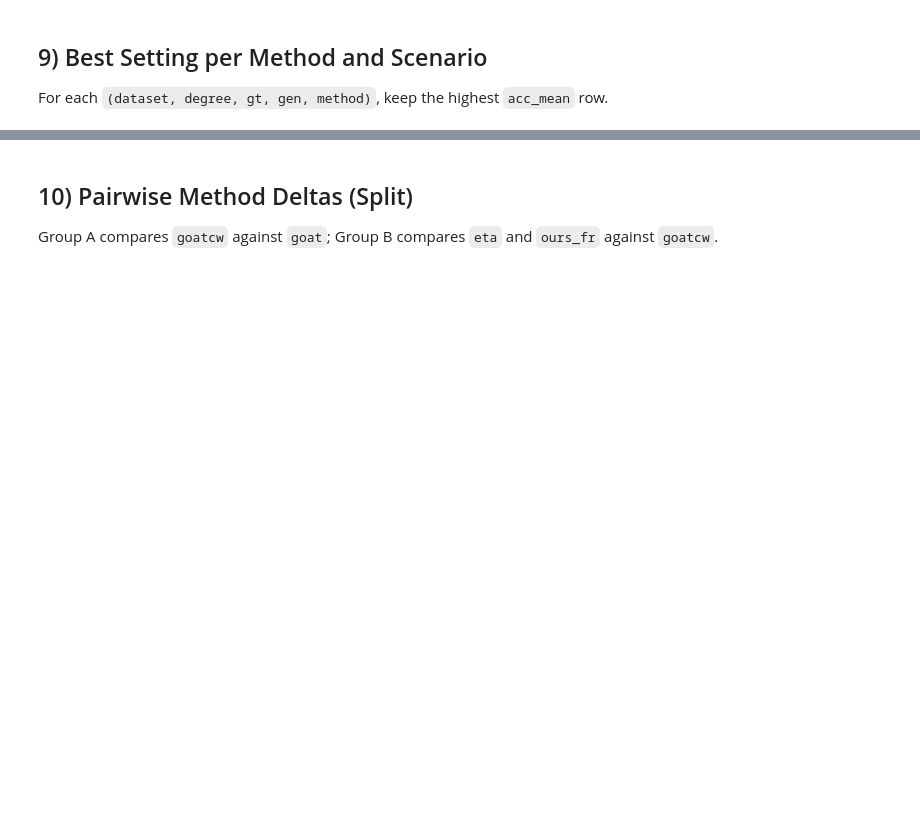
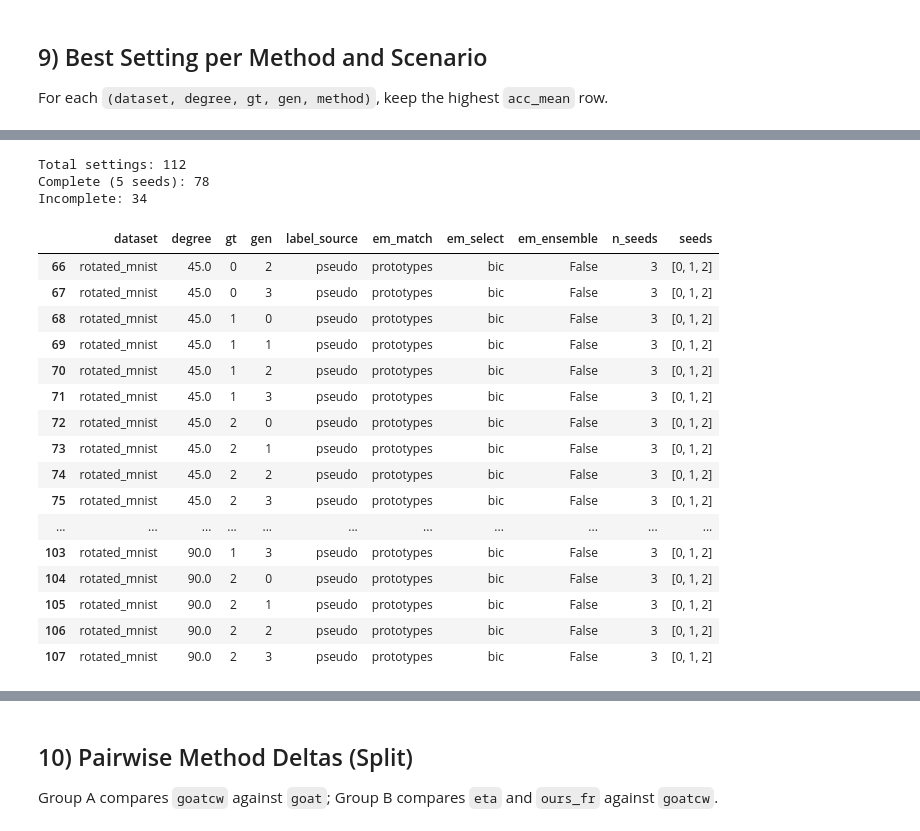
Before and after one commit to chenyuen0103/GOAT, a Jupyter notebook: analyze_results_summary.ipynb, the cells around one changed output, grey strips where cells are left out. Cells and saved outputs as stored; diff of their text form; code cells hidden in the pictures; blank space fills up the shorter version.

```diff
--- a/analyze_results_summary.ipynb
+++ b/analyze_results_summary.ipynb
@@ -288,0 +219,14 @@ for group_title, methods in method_groups:
+# %%
+# configs that do NOT have all 5 seeds
+incomplete = seed_cov[seed_cov["n_seeds"] < 5].copy()
+
+print(f"Incomplete configs: {len(incomplete)} / {len(seed_cov)}")
+display(incomplete[["dataset", "degree", "gt", "gen", "n_seeds", "seeds"]])
+
+# optional: compact text print
+for r in incomplete.itertuples(index=False):
+    deg_txt = "NA" if pd.isna(r.degree) else int(float(r.degree))
+    # print(
+    #     f"dataset={r.dataset}, degree={deg_txt}, gt={int(r.gt)}, gen={int(r.gen)}, "
+    #     f"n_seeds={int(r.n_seeds)}, seeds={r.seeds}"
+    # )
@@ -707,0 +1041,51 @@ for group_title, methods in method_groups:
+# %%
+import pandas as pd
+
+df = pd.read_csv("results_all_with_settings.csv")
+
+# apply your usual filter (optional but recommended)
+df = df[
+    (~df["em_ensemble"]) &
+    (df["em_match"] == "prototypes") &
+    (df["em_select"] == "bic")
+].copy()
+
+group_cols = ["dataset", "degree", "gt", "gen", "label_source", "em_match", "em_select", "em_ensemble"]
+
+seed_check = (
+    df.groupby(group_cols, dropna=False)["seed"]
+      .agg(
+          n_seeds="nunique",
+          seeds=lambda s: sorted(set(int(x) for x in s.dropna()))
+      )
+      .reset_index()
+)
+
+# settings that are NOT complete (expecting seeds 0..4)
+missing = seed_check[seed_check["n_seeds"] != 5].copy()
+
+print("Total settings:", len(seed_check))
+print("Complete (5 seeds):", (seed_check["n_seeds"] == 5).sum())
+print("Incomplete:", len(missing))
+display(missing.sort_values(["dataset","degree","gt","gen"]))
+# %% [output]
+Total settings: 112
+Complete (5 seeds): 78
+Incomplete: 34
+|  | dataset | degree | gt | gen | label_source | em_match | em_select | em_ensemble | n_seeds | seeds |
+| 66 | rotated_mnist | 45.0 | 0 | 2 | pseudo | prototypes | bic | False | 3 | [0, 1, 2] |
+| 67 | rotated_mnist | 45.0 | 0 | 3 | pseudo | prototypes | bic | False | 3 | [0, 1, 2] |
+| 68 | rotated_mnist | 45.0 | 1 | 0 | pseudo | prototypes | bic | False | 3 | [0, 1, 2] |
+| 69 | rotated_mnist | 45.0 | 1 | 1 | pseudo | prototypes | bic | False | 3 | [0, 1, 2] |
+| 70 | rotated_mnist | 45.0 | 1 | 2 | pseudo | prototypes | bic | False | 3 | [0, 1, 2] |
+| 71 | rotated_mnist | 45.0 | 1 | 3 | pseudo | prototypes | bic | False | 3 | [0, 1, 2] |
+| 72 | rotated_mnist | 45.0 | 2 | 0 | pseudo | prototypes | bic | False | 3 | [0, 1, 2] |
+| 73 | rotated_mnist | 45.0 | 2 | 1 | pseudo | prototypes | bic | False | 3 | [0, 1, 2] |
+| 74 | rotated_mnist | 45.0 | 2 | 2 | pseudo | prototypes | bic | False | 3 | [0, 1, 2] |
+| 75 | rotated_mnist | 45.0 | 2 | 3 | pseudo | prototypes | bic | False | 3 | [0, 1, 2] |
+| ... | ... | ... | ... | ... | ... | ... | ... | ... | ... | ... |
+| 103 | rotated_mnist | 90.0 | 1 | 3 | pseudo | prototypes | bic | False | 3 | [0, 1, 2] |
+| 104 | rotated_mnist | 90.0 | 2 | 0 | pseudo | prototypes | bic | False | 3 | [0, 1, 2] |
+| 105 | rotated_mnist | 90.0 | 2 | 1 | pseudo | prototypes | bic | False | 3 | [0, 1, 2] |
+| 106 | rotated_mnist | 90.0 | 2 | 2 | pseudo | prototypes | bic | False | 3 | [0, 1, 2] |
+| 107 | rotated_mnist | 90.0 | 2 | 3 | pseudo | prototypes | bic | False | 3 | [0, 1, 2] |
```
Also changed, not shown: parts of 21 cells of this notebook, 59 other files.
